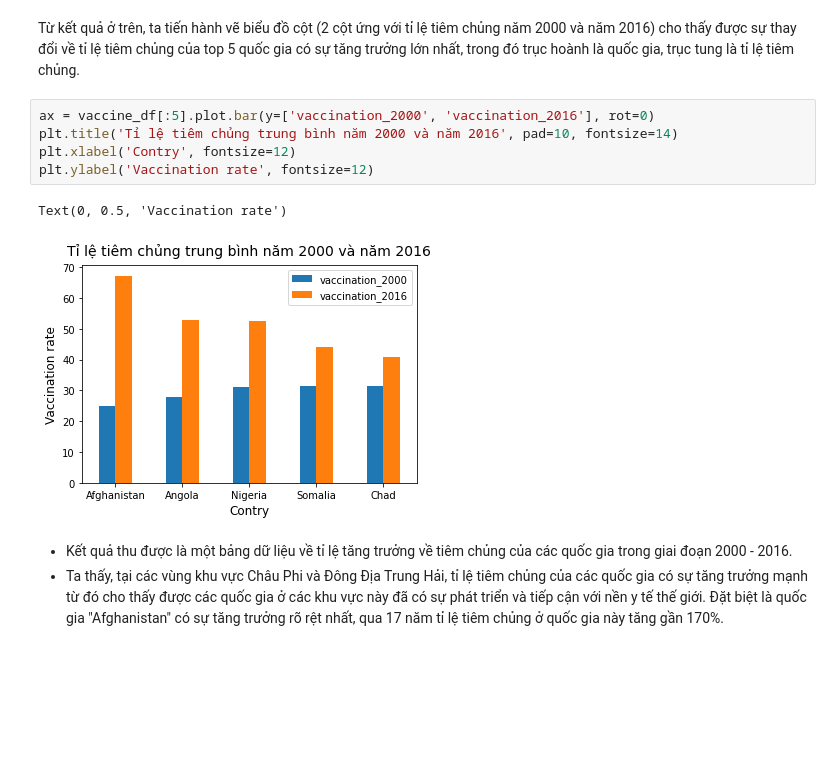
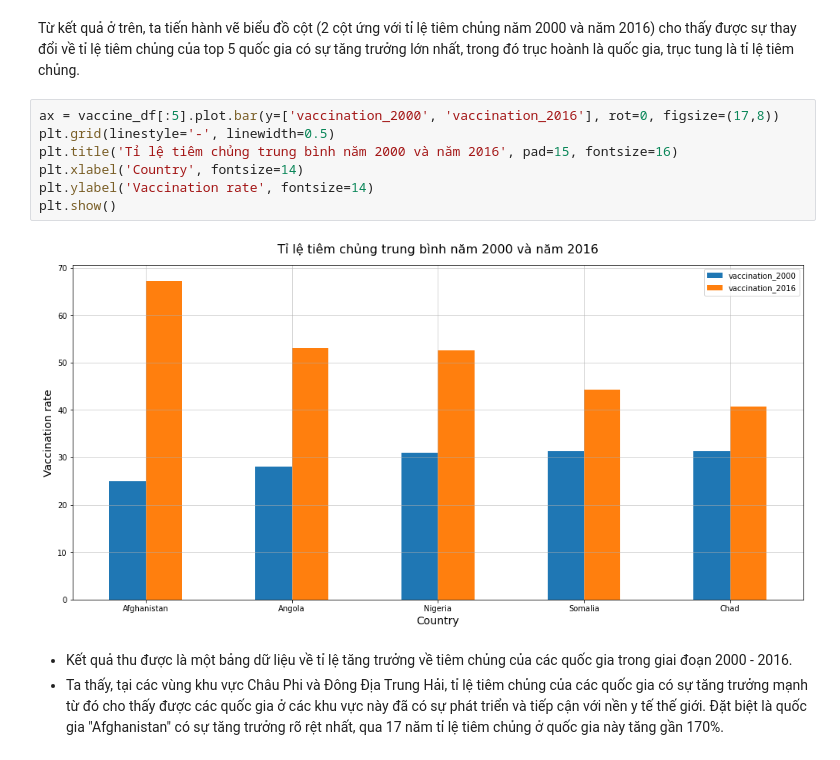
Before and after one commit to dhptrung/P4DS-FinalProject, a Jupyter notebook: P4DS-FinalProject.ipynb, the cells around one changed output. Drawn from its saved outputs; the diff is of its cells as text; blank space fills up the shorter version.

```diff
--- a/P4DS-FinalProject.ipynb
+++ b/P4DS-FinalProject.ipynb
@@ -455,13 +475,14 @@ vaccine_df.head(5)
 # %% [markdown]
 Từ kết quả ở trên, ta tiến hành vẽ biểu đồ cột (2 cột ứng với tỉ lệ tiêm chủng năm 2000 và năm 2016) cho thấy được sự thay đổi về tỉ lệ tiêm chủng của top 5 quốc gia có sự tăng trưởng lớn nhất, trong đó trục hoành là quốc gia, trục tung là tỉ lệ tiêm chủng.
 # %%
-ax = vaccine_df[:5].plot.bar(y=['vaccination_2000', 'vaccination_2016'], rot=0)
-plt.title('Tỉ lệ tiêm chủng trung bình năm 2000 và năm 2016', pad=10, fontsize=14)
-plt.xlabel('Contry', fontsize=12)
-plt.ylabel('Vaccination rate', fontsize=12)
+ax = vaccine_df[:5].plot.bar(y=['vaccination_2000', 'vaccination_2016'], rot=0, figsize=(17,8))
+plt.grid(linestyle='-', linewidth=0.5)
+plt.title('Tỉ lệ tiêm chủng trung bình năm 2000 và năm 2016', pad=15, fontsize=16)
+plt.xlabel('Country', fontsize=14)
+plt.ylabel('Vaccination rate', fontsize=14)
+plt.show()
 # %% [output]
-Text(0, 0.5, 'Vaccination rate')
-[figure, old version]
+[figure, new version]
 # %% [markdown]
 - Kết quả thu được là một bảng dữ liệu về tỉ lệ tăng trưởng về tiêm chủng của các quốc gia trong giai đoạn 2000 - 2016.
 - Ta thấy, tại các vùng khu vực Châu Phi và Đông Địa Trung Hải, tỉ lệ tiêm chủng của các quốc gia có sự tăng trưởng mạnh từ đó cho thấy được các quốc gia ở các khu vực này đã có sự phát triển và tiếp cận với nền y tế thế giới. Đặt biệt là quốc gia "Afghanistan" có sự tăng trưởng rõ rệt nhất, qua 17 năm tỉ lệ tiêm chủng ở quốc gia này tăng gần 170%.
```
Also changed, not shown: parts of 22 cells of this notebook.
